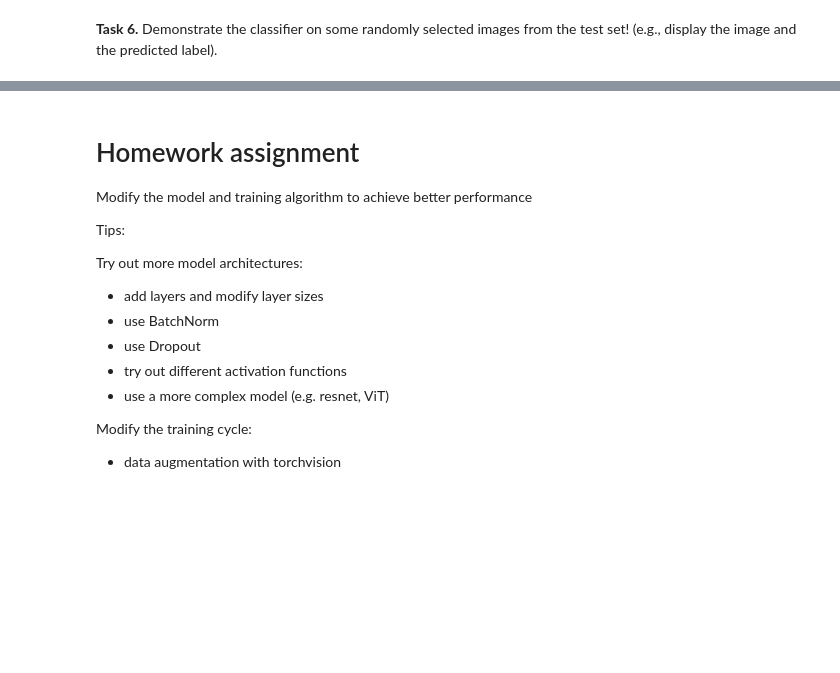
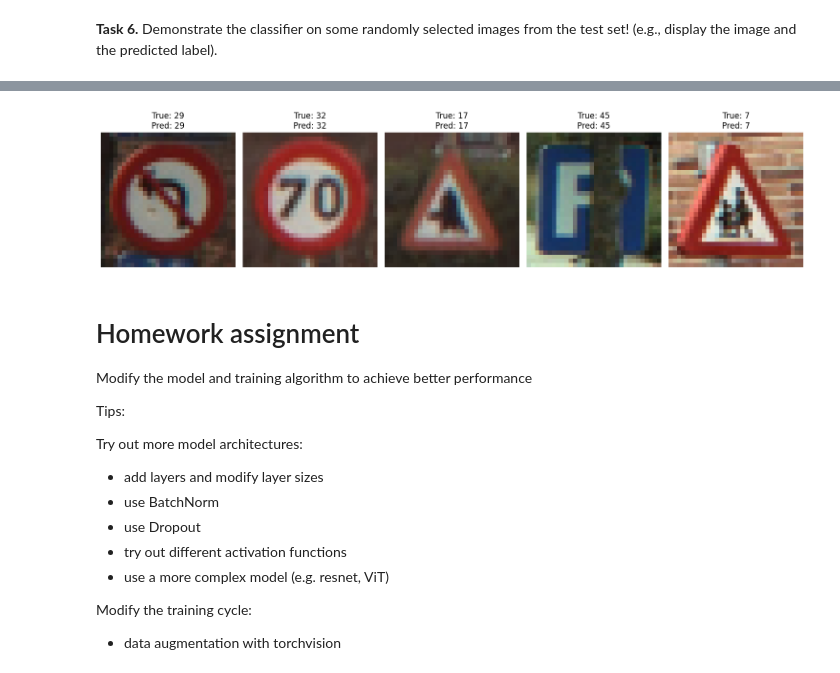
Before and after one commit to Agoston03/Machine-Learning-VIMIMA05, a Jupyter notebook: ML_2026_lab5_CNNs.ipynb, the cells around one changed output, grey strips where cells are left out. Cells and saved outputs as stored; diff of their text form; code cells hidden in the pictures; blank space fills up the shorter version.

```diff
--- a/ML_2026_lab5_CNNs.ipynb
+++ b/ML_2026_lab5_CNNs.ipynb
@@ -157,3 +192,10 @@ device = 'cpu'  # 'cuda'
+# %%
+batch_size = 128
+num_epochs = 20
+lr = 0.001
+# Using cuda for faster training as per Task 3 fine-tuning
+device = 'cuda' if torch.cuda.is_available() else 'cpu'
+print(f'Using device: {device}')
 # %% [markdown]
 **Task 2.** Create two `DataLoader` objects that will perform the division of the data into minibatches, 1 for training and 1 for testing. Ensure that the data arrives in a random order during training, but no during testing.
 
@@ -162,11 +204,11 @@ https://pytorch.org/docs/stable/data.html
 # %%
 from torch.utils.data import TensorDataset, DataLoader
 
-train_dataset = ...
-train_loader = ...
+train_dataset = TensorDataset(x_train_tensor, y_train_tensor)
+train_loader = DataLoader(train_dataset, batch_size=batch_size, shuffle=True)
 
-test_dataset = ...
-test_loader = ...
+test_dataset = TensorDataset(x_test_tensor, y_test_tensor)
+test_loader = DataLoader(test_dataset, batch_size=batch_size, shuffle=False)
 # %% [markdown]
 **Task 3.** Create a convolutional neural network architecture for classifying images! (Initially just run this; later, you will need to fine-tune it to achieve the desired predictive performance.)
 
@@ -226,12 +287,15 @@ pred_label_list = []
 
 net.eval()                    # Set to eval model (e.g. disable dropout)
 with torch.inference_mode():  # Similar to no_grad, but remove even more autograd functionality for even more efficiency
-  pass
-  # TODO collect predictions
+  for images, _ in test_loader:
+    images = images.to(device)
+    pred_logits = net(images)
+    pred_labels_batch = torch.argmax(pred_logits, dim=1)
+    pred_label_list.append(pred_labels_batch.cpu())
 
 pred_labels = torch.cat(pred_label_list).numpy()
 
-# TODO calculate accuracy
-accuracy = ...
+# Calculate accuracy
+accuracy = (pred_labels == y_test_tensor.numpy()).mean()
 f'Model accuracy {accuracy}'
 # %% [output]
@@ -246,3 +305,24 @@ f'Model accuracy {accuracy}'
+# %%
+num_samples_to_plot = 5
+
+# Get random indices from the test set
+random_indices = np.random.choice(len(x_test), num_samples_to_plot, replace=False)
+
+plt.figure(figsize=(15, 5))
+for i, idx in enumerate(random_indices):
+    image = x_test[idx]
+    true_label = y_test[idx]
+    predicted_label = pred_labels[idx]
+
+    plt.subplot(1, num_samples_to_plot, i + 1)
+    plt.imshow(image)
+    plt.title(f"True: {true_label}\nPred: {predicted_label}")
+    plt.axis('off')
+
+plt.tight_layout()
+plt.show()
+# %% [output]
+[figure, added]
 # %% [markdown]
 # Homework assignment
 
```
Also changed, not shown: parts of 13 cells of this notebook.
